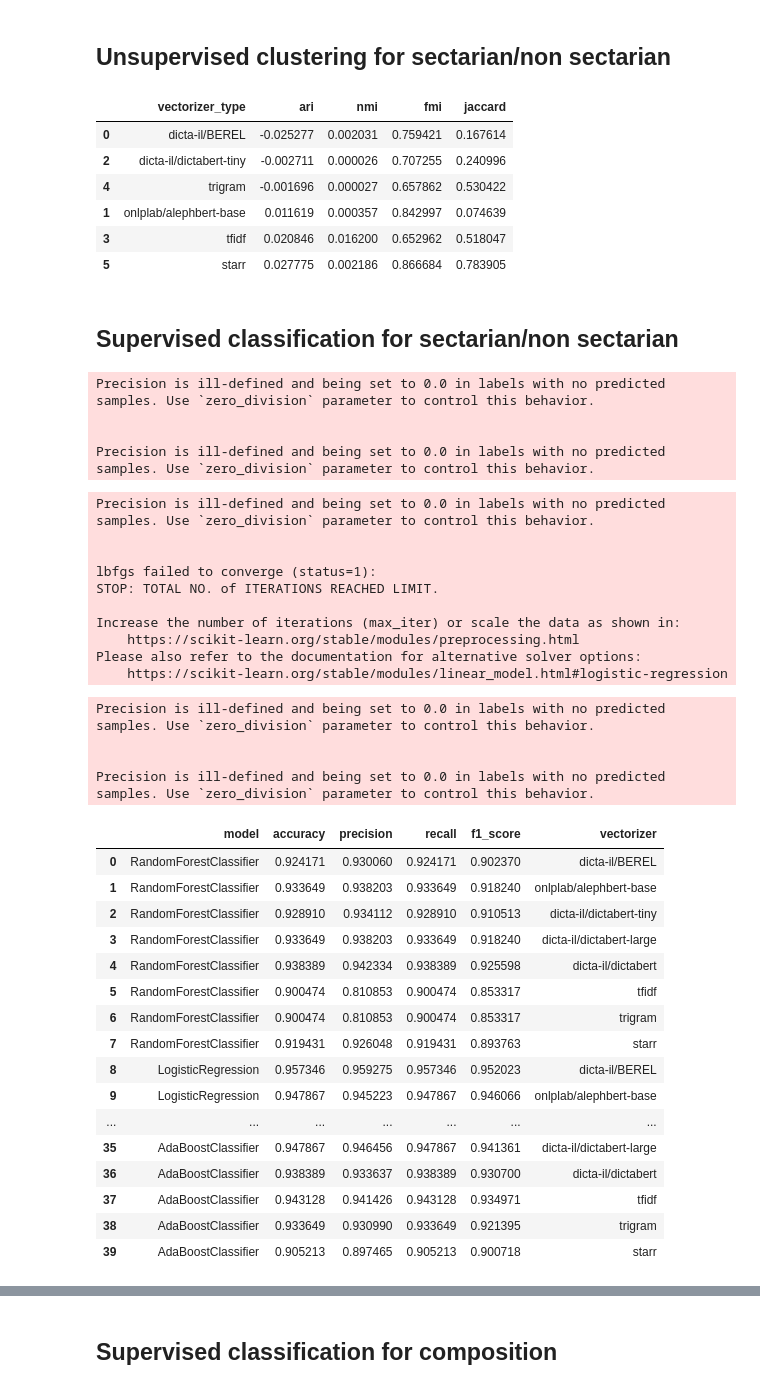
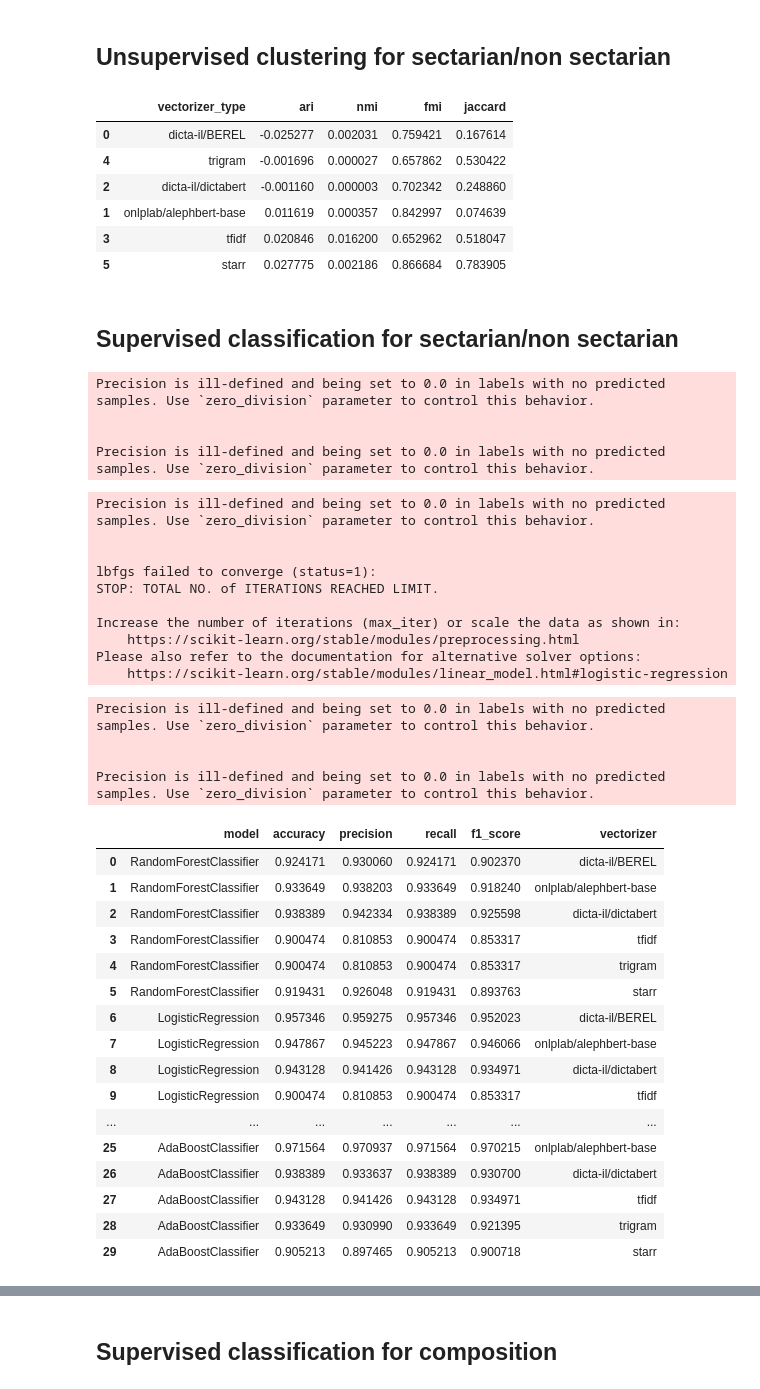
Before and after one commit to yonatanlou/QumranNLP, a Jupyter notebook: notebooks/3.0-clustering_baselines.ipynb, the cells around one changed output, grey strips where cells are left out. Saved outputs shown, nothing was run; the diff lists cells and outputs as text; code cells hidden in the pictures.

```diff
--- a/notebooks/3.0-clustering_baselines.ipynb
+++ b/notebooks/3.0-clustering_baselines.ipynb
@@ -170,7 +112,10 @@ create_lca_metric_boxplot(scores_df, f"{PATH}/{file_name}_max_dist")
 [figure]
 # %%
 from notebooks.features import vectorize_text
-
+set_seed_globaly()
+BERT_MODELS = ['dicta-il/BEREL',
+ 'onlplab/alephbert-base',
+ 'dicta-il/dictabert']
 processed_vectorizers = {}
 for vectorizer_type in BERT_MODELS + ['tfidf', 'trigram', 'starr']:
     if vectorizer_type in processed_vectorizers.keys():
@@ -393,8 +333,8 @@ metrics_df.sort_values(by=["ari", "jaccard"])
 # %% [output]
 |  | vectorizer_type | ari | nmi | fmi | jaccard |
 | 0 | dicta-il/BEREL | -0.025277 | 0.002031 | 0.759421 | 0.167614 |
-| 2 | dicta-il/dictabert-tiny | -0.002711 | 0.000026 | 0.707255 | 0.240996 |
 | 4 | trigram | -0.001696 | 0.000027 | 0.657862 | 0.530422 |
+| 2 | dicta-il/dictabert | -0.001160 | 0.000003 | 0.702342 | 0.248860 |
 | 1 | onlplab/alephbert-base | 0.011619 | 0.000357 | 0.842997 | 0.074639 |
 | 3 | tfidf | 0.020846 | 0.016200 | 0.652962 | 0.518047 |
 | 5 | starr | 0.027775 | 0.002186 | 0.866684 | 0.783905 |
@@ -426,19 +366,14 @@ from tqdm.notebook import tqdm
 from sklearn.neighbors import KNeighborsClassifier
 from sklearn.ensemble import AdaBoostClassifier
 
+def compute_classification_metrics(model, processed_vectorizers, vectorizer_type, df, train_idx, test_idx, label_column):
 
-def compute_classification_metrics(model, processed_vectorizers, vectorizer_type, df, label_column):
-    # Vectorize the data
-    vectorizer_matrix = processed_vectorizers.get(vectorizer_type)
-
-    # Encode the true labels
     le = LabelEncoder()
     df['encoded_labels'] = le.fit_transform(df[label_column])
 
-    # Split the data
-    X_train, X_test, y_train, y_test = train_test_split(
-        vectorizer_matrix, df['encoded_labels'], test_size=0.3, random_state=42, stratify=df[label_column])
-
+    vectorizer_matrix = processed_vectorizers.get(vectorizer_type)
+    X_train, y_train = vectorizer_matrix[train_idx],df.loc[train_idx,'encoded_labels']
+    X_test, y_test = vectorizer_matrix[test_idx],df.loc[test_idx,'encoded_labels']
     # Fit the model
     model.fit(X_train, y_train)
     y_pred = model.predict(X_test)
@@ -472,55 +407,60 @@ models = [
 ]
 metrics_list = []
 vectorizer_types = processed_vectorizers_sec.keys()
+
+
+label_column="section"
+train_idx, test_idx = train_test_split(
+    sec_df.reset_index().index, test_size=0.3, random_state=42, stratify=sec_df.reset_index()[label_column])
 # Iterate over each model and vectorizer, compute metrics
 for model in tqdm(models, desc="model"):
     for vectorizer_name in tqdm(vectorizer_types, desc="vectorizer"):
-        metrics = compute_classification_metrics(model, processed_vectorizers_sec, vectorizer_name, sec_df, "section")
+        metrics = compute_classification_metrics(model, processed_vectorizers_sec, vectorizer_name, sec_df.reset_index(), train_idx, test_idx, label_column)
         metrics['vectorizer'] = vectorizer_name
         metrics_list.append(metrics)
 
 # Convert metrics list to a DataFrame for easier analysis
-metrics_df = pd.DataFrame(metrics_list)
+metrics_df_sec = pd.DataFrame(metrics_list)
 PATH = f"{BASE_DIR}/notebooks/reports/baselines/sectarian_classification"
-metrics_df.to_csv(f"{PATH}/sectarian_classification.csv", index=False)
-metrics_df.sort_values(by=["f1_score", "accuracy"], ascending=False)
-metrics_df
+metrics_df_sec.to_csv(f"{PATH}/sectarian_classification.csv", index=False)
+metrics_df_sec.sort_values(by=["f1_score", "accuracy"], ascending=False)
+metrics_df_sec
 # %% [output]
 Precision is ill-defined and being set to 0.0 in labels with no predicted samples. Use `zero_division` parameter to control this behavior.
 
 
 Precision is ill-defined and being set to 0.0 in labels with no predicted samples. Use `zero_division` parameter to control this behavior.
 Precision is ill-defined and being set to 0.0 in labels with no predicted samples. Use `zero_division` parameter to control this behavior.
 
 
 lbfgs failed to converge (status=1):
 STOP: TOTAL NO. of ITERATIONS REACHED LIMIT.
 
 Increase the number of iterations (max_iter) or scale the data as shown in:
     https://scikit-learn.org/stable/modules/preprocessing.html
 Please also refer to the documentation for alternative solver options:
     https://scikit-learn.org/stable/modules/linear_model.html#logistic-regression
 Precision is ill-defined and being set to 0.0 in labels with no predicted samples. Use `zero_division` parameter to control this behavior.
 
 
 Precision is ill-defined and being set to 0.0 in labels with no predicted samples. Use `zero_division` parameter to control this behavior.
 |  | model | accuracy | precision | recall | f1_score | vectorizer |
 | 0 | RandomForestClassifier | 0.924171 | 0.930060 | 0.924171 | 0.902370 | dicta-il/BEREL |
 | 1 | RandomForestClassifier | 0.933649 | 0.938203 | 0.933649 | 0.918240 | onlplab/alephbert-base |
-| 2 | RandomForestClassifier | 0.928910 | 0.934112 | 0.928910 | 0.910513 | dicta-il/dictabert-tiny |
-| 3 | RandomForestClassifier | 0.933649 | 0.938203 | 0.933649 | 0.918240 | dicta-il/dictabert-large |
-| 4 | RandomForestClassifier | 0.938389 | 0.942334 | 0.938389 | 0.925598 | dicta-il/dictabert |
-| 5 | RandomForestClassifier | 0.900474 | 0.810853 | 0.900474 | 0.853317 | tfidf |
-| 6 | RandomForestClassifier | 0.900474 | 0.810853 | 0.900474 | 0.853317 | trigram |
-| 7 | RandomForestClassifier | 0.919431 | 0.926048 | 0.919431 | 0.893763 | starr |
-| 8 | LogisticRegression | 0.957346 | 0.959275 | 0.957346 | 0.952023 | dicta-il/BEREL |
-| 9 | LogisticRegression | 0.947867 | 0.945223 | 0.947867 | 0.946066 | onlplab/alephbert-base |
+| 2 | RandomForestClassifier | 0.938389 | 0.942334 | 0.938389 | 0.925598 | dicta-il/dictabert |
+| 3 | RandomForestClassifier | 0.900474 | 0.810853 | 0.900474 | 0.853317 | tfidf |
+| 4 | RandomForestClassifier | 0.900474 | 0.810853 | 0.900474 | 0.853317 | trigram |
+| 5 | RandomForestClassifier | 0.919431 | 0.926048 | 0.919431 | 0.893763 | starr |
+| 6 | LogisticRegression | 0.957346 | 0.959275 | 0.957346 | 0.952023 | dicta-il/BEREL |
+| 7 | LogisticRegression | 0.947867 | 0.945223 | 0.947867 | 0.946066 | onlplab/alephbert-base |
+| 8 | LogisticRegression | 0.943128 | 0.941426 | 0.943128 | 0.934971 | dicta-il/dictabert |
+| 9 | LogisticRegression | 0.900474 | 0.810853 | 0.900474 | 0.853317 | tfidf |
 | ... | ... | ... | ... | ... | ... | ... |
-| 35 | AdaBoostClassifier | 0.947867 | 0.946456 | 0.947867 | 0.941361 | dicta-il/dictabert-large |
-| 36 | AdaBoostClassifier | 0.938389 | 0.933637 | 0.938389 | 0.930700 | dicta-il/dictabert |
-| 37 | AdaBoostClassifier | 0.943128 | 0.941426 | 0.943128 | 0.934971 | tfidf |
-| 38 | AdaBoostClassifier | 0.933649 | 0.930990 | 0.933649 | 0.921395 | trigram |
-| 39 | AdaBoostClassifier | 0.905213 | 0.897465 | 0.905213 | 0.900718 | starr |
+| 25 | AdaBoostClassifier | 0.971564 | 0.970937 | 0.971564 | 0.970215 | onlplab/alephbert-base |
+| 26 | AdaBoostClassifier | 0.938389 | 0.933637 | 0.938389 | 0.930700 | dicta-il/dictabert |
+| 27 | AdaBoostClassifier | 0.943128 | 0.941426 | 0.943128 | 0.934971 | tfidf |
+| 28 | AdaBoostClassifier | 0.933649 | 0.930990 | 0.933649 | 0.921395 | trigram |
+| 29 | AdaBoostClassifier | 0.905213 | 0.897465 | 0.905213 | 0.900718 | starr |
 # %%
 import matplotlib.pyplot as plt
 import seaborn as sns
```
Also changed, not shown: parts of 17 cells of this notebook.
